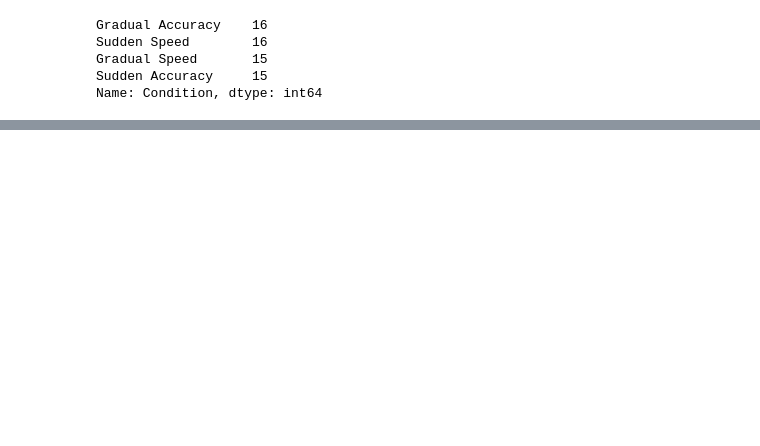
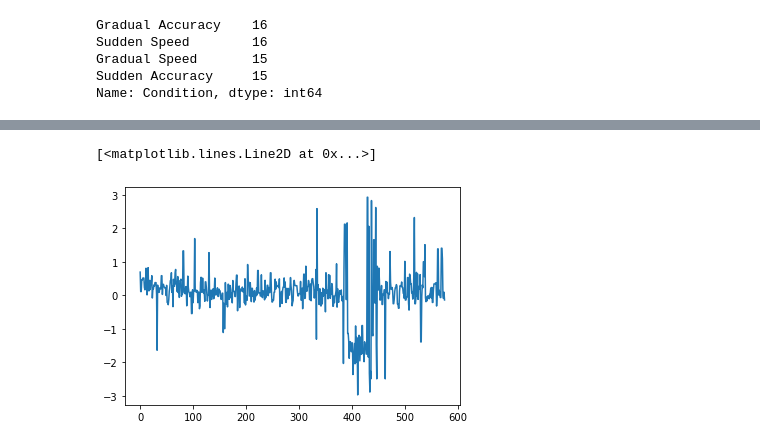
Before and after one commit to tejas-savalia/vma_behavioral, a Jupyter notebook: All experiments/feedback_aiming_unlearning/model_comparisons.ipynb, the cells around one changed output, grey strips where cells are left out. Cells and saved outputs as stored; diff of their text form; code cells hidden in the pictures; blank space fills up the shorter version.

```diff
--- a/All experiments/feedback_aiming_unlearning/model_comparisons.ipynb
+++ b/All experiments/feedback_aiming_unlearning/model_comparisons.ipynb
@@ -158,0 +186,5 @@ Name: Condition, dtype: int64
+# %%
+from model_fit_functions import *
+df = pd.read_csv('df_allphases.csv')
+df = df.loc[df['block no'] > 1].reset_index().drop('index', axis = 1)
+df
@@ -158,0 +205,16 @@ Name: Condition, dtype: int64
+# %%
+pid = 662
+A = single_fits.loc[single_fits['p_id'] == pid, 'A'].values[0]
+B = single_fits.loc[single_fits['p_id'] == pid, 'B'].values[0]
+As = dual_fits.loc[dual_fits['p_id'] == pid, 'As'].values[0]
+Bs = dual_fits.loc[dual_fits['p_id'] == pid, 'Bs'].values[0]
+Af = dual_fits.loc[dual_fits['p_id'] == pid, 'Af'].values[0]
+Bf = dual_fits.loc[dual_fits['p_id'] == pid, 'Bf'].values[0]
+data = df.loc[df['p_id'] == pid, 'init signed errors'].values
+# %%
+# plt.plot(single_state_model(A, B, len(data), 'Sudden'))
+# plt.plot(dual_state_model(As, Bs, Af, Bf, len(data), 'Sudden'))
+plt.plot(data)
+# %% [output]
+[<matplotlib.lines.Line2D at 0x...>]
+[figure, added]
```
Also changed, not shown: parts of 15 cells of this notebook.
